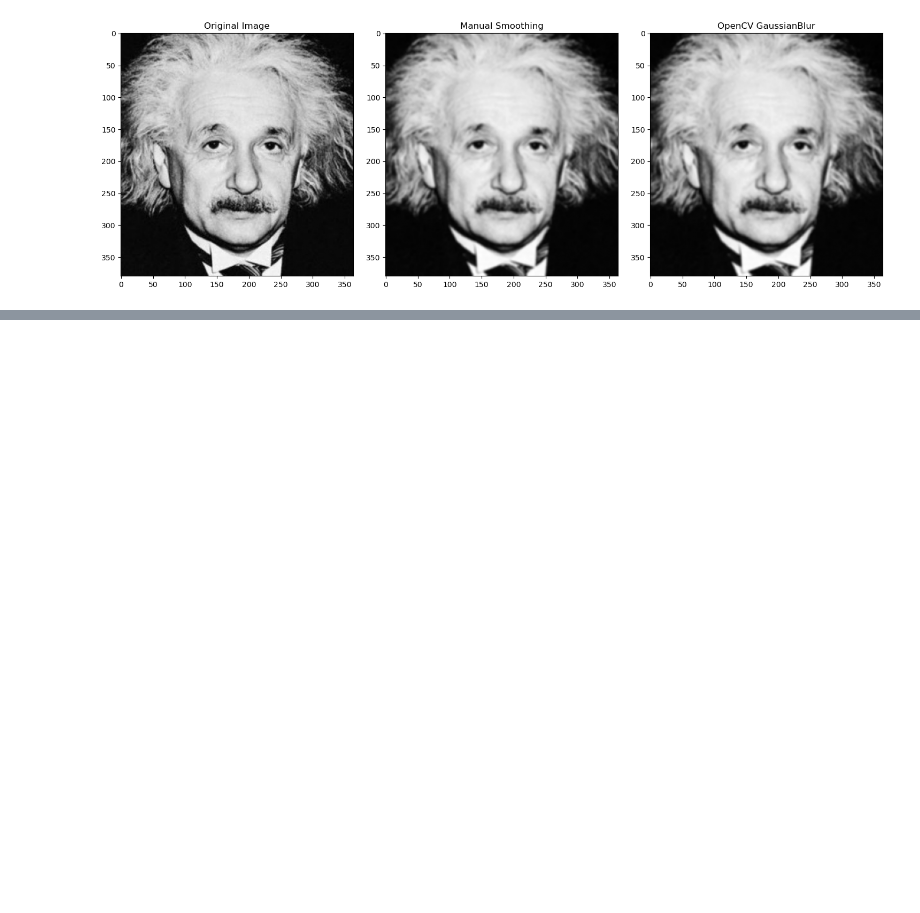
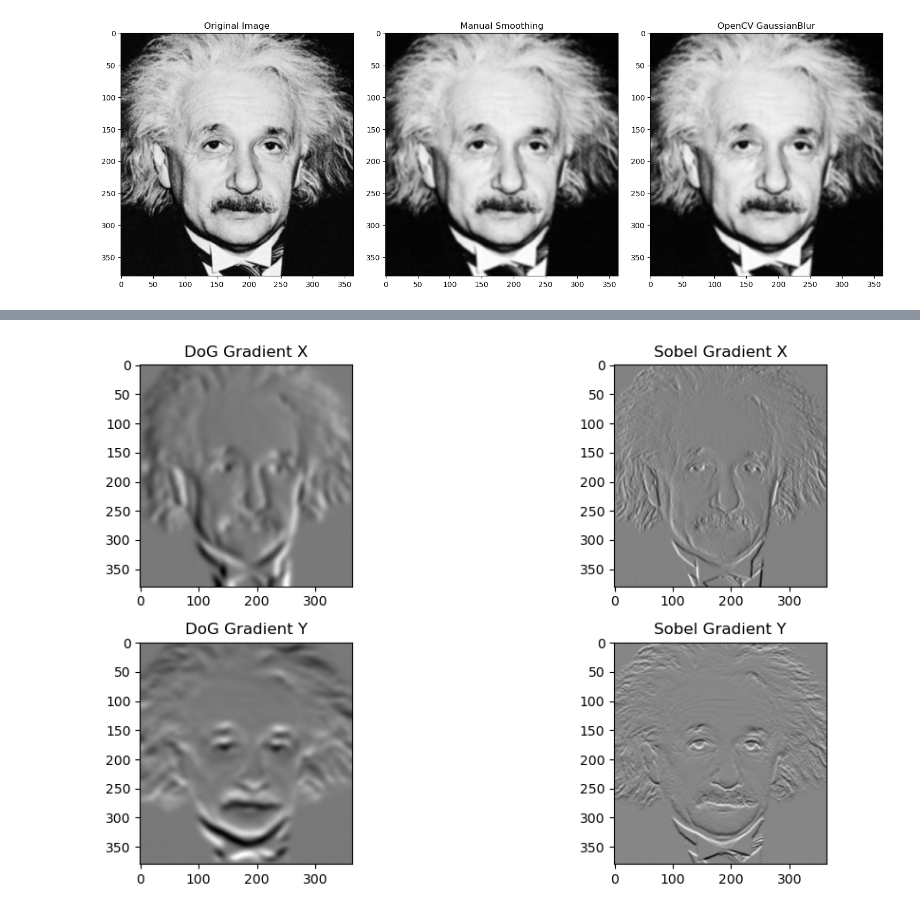
Before and after one commit to NNJ16/258784R_a01, a Jupyter notebook: a01.ipynb, the cells around one changed output, grey strips where cells are left out. Saved outputs shown, nothing was run; the diff lists cells and outputs as text; code cells hidden in the pictures; blank space fills up the shorter version.

```diff
--- a/a01.ipynb
+++ b/a01.ipynb
@@ -239,0 +279,19 @@ plt.show()
+# %%
+img = cv.imread('images/einstein.png', cv.IMREAD_GRAYSCALE)
+assert img is not None, "Image not found. Please check the path."
+
+grad_x_dog = cv.filter2D(img.astype(np.float32), -1, gx_51)
+grad_y_dog = cv.filter2D(img.astype(np.float32), -1, gy_51)
+
+sobel_x = cv.Sobel(img, cv.CV_32F, 1, 0, ksize=5)
+sobel_y = cv.Sobel(img, cv.CV_32F, 0, 1, ksize=5)
+
+plt.figure(figsize=(12, 6))
+plt.subplot(2, 2, 1); plt.title("DoG Gradient X"); plt.imshow(grad_x_dog, cmap='gray')
+plt.subplot(2, 2, 2); plt.title("Sobel Gradient X"); plt.imshow(sobel_x, cmap='gray')
+plt.subplot(2, 2, 3); plt.title("DoG Gradient Y"); plt.imshow(grad_y_dog, cmap='gray')
+plt.subplot(2, 2, 4); plt.title("Sobel Gradient Y"); plt.imshow(sobel_y, cmap='gray')
+plt.tight_layout()
+plt.show()
+# %% [output]
+[figure, added]
```
Also changed, not shown: parts of 4 cells of this notebook, 1 other file.
